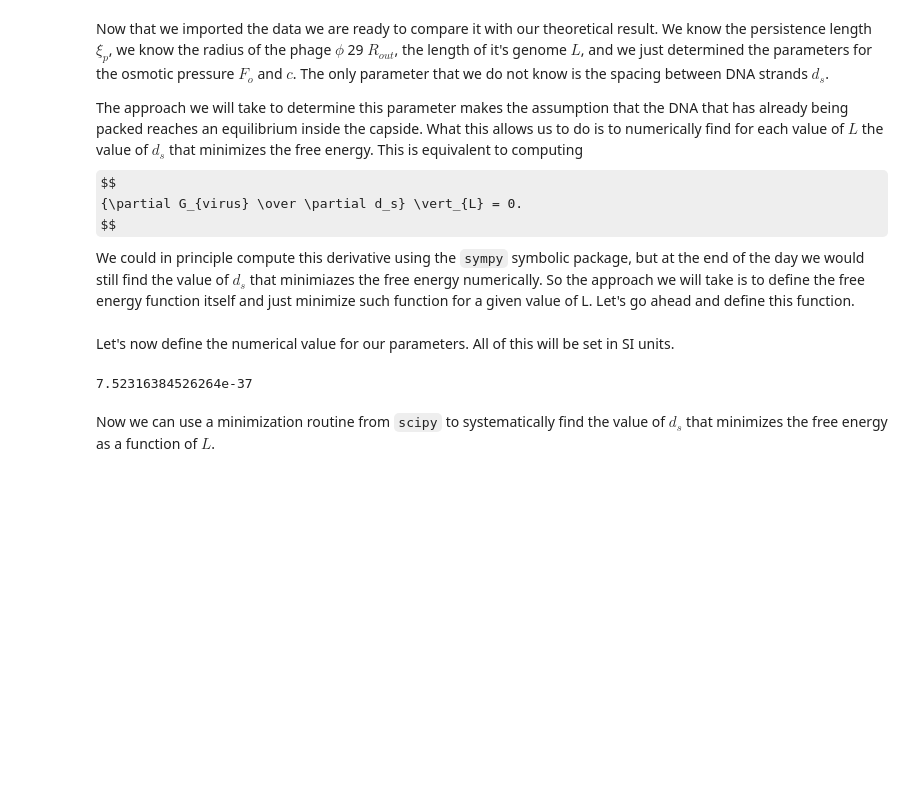
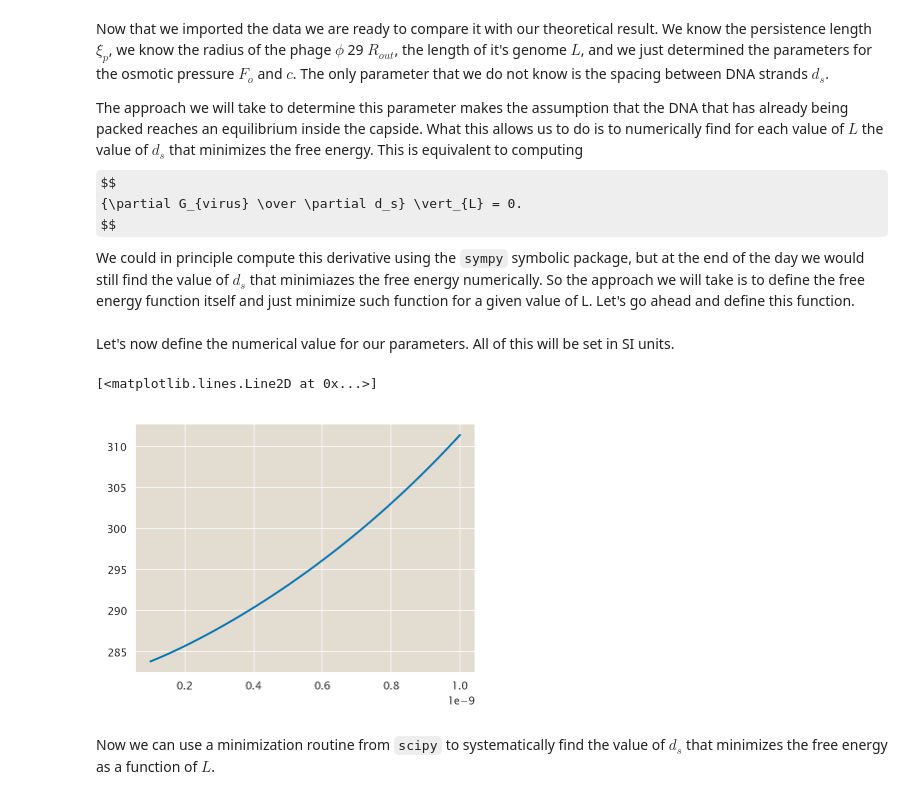
Before and after one commit to mrazomej/pboc, a Jupyter notebook: src/chapter_10.ipynb, the cells around one changed output. Saved outputs shown, nothing was run; the diff lists cells and outputs as text; code cells hidden in the pictures; some formulas as TeX source; blank space fills up the shorter version.

```diff
--- a/src/chapter_10.ipynb
+++ b/src/chapter_10.ipynb
@@ -290,10 +291,6 @@ def G_virus(ds, L, xi_p, Rout, kbt, Fo, c):
     return G_bend + G_charge
 # %% [markdown]
 Let's now define the numerical value for our parameters. All of this will be set in SI units.
-# %%
-4.1E-21 - 4.1 * 10**-21
-# %% [output]
-7.52316384526264e-37
 # %%
 # Persistence length
 xi_p = 150 * (1 / 3) * 1E-9  # bp->nm->m
@@ -310,3 +307,16 @@ c = 0.27E-9
+# %%
+ds = np.linspace(1E-10, 1E-9, 2000)
+
+G = np.zeros_like(ds)
+
+param = (L, xi_p, Rout, kbt, Fo, c)
+for i, d in enumerate(ds):
+    G[i] = G_virus(d, *param)
+
+plt.plot(ds, G / kbt)
+# %% [output]
+[<matplotlib.lines.Line2D at 0x...>]
+[figure, added]
 # %% [markdown]
 Now we can use a minimization routine from `scipy` to systematically find the value of $d_s$ that minimizes the free energy as a function of $L$.
 # %%
```
Also changed, not shown: parts of 8 cells of this notebook.
